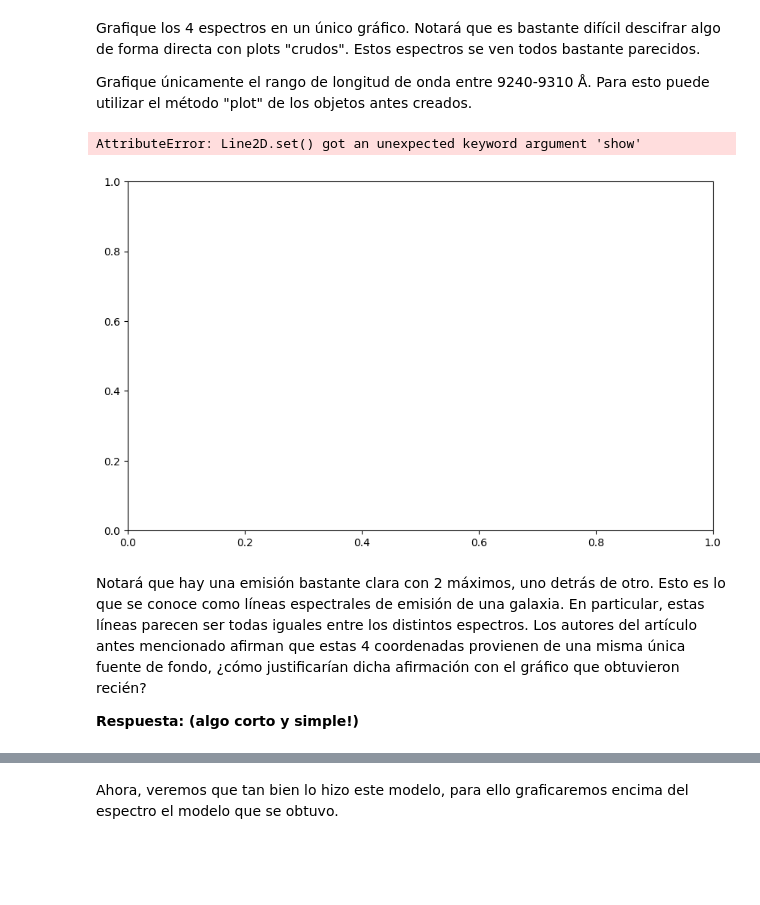
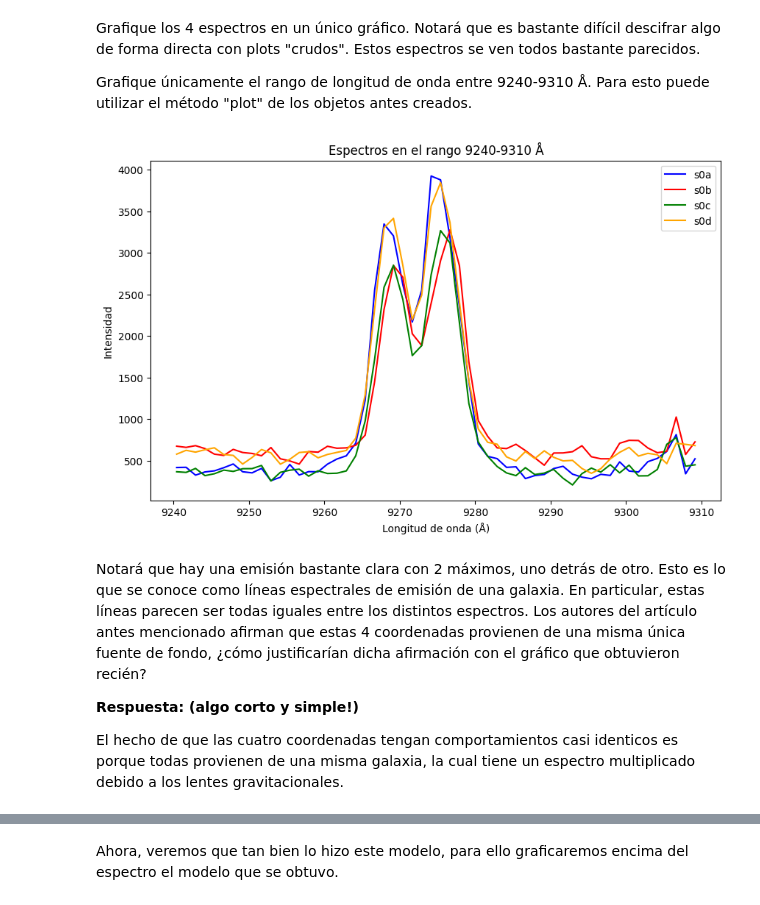
Before and after one commit to conichito/Tarea-4, a Jupyter notebook: Tarea4.ipynb, the cells around one changed output, grey strips where cells are left out. Cells and saved outputs as stored; diff of their text form; code cells hidden in the pictures; blank space fills up the shorter version.

```diff
--- a/Tarea4.ipynb
+++ b/Tarea4.ipynb
@@ -280,34 +277,49 @@ Grafique los 4 espectros en un único gráfico. Notará que es bastante difícil
 Grafique únicamente el rango de longitud de onda entre 9240-9310 Å.
 Para esto puede utilizar el método "plot" de los objetos antes creados.
 # %%
-import matplotlib.pyplot as plt
-
-# Definir el rango de longitudes de onda
+# Definimos el rango de longitudes de onda
 lambda_min = 9240
 lambda_max = 9310
 
-# Crear una figura y un conjunto de ejes
+# Extraemos los datos de longitud de onda e intensidad para cada espectro
+wave_s0a = espectro_s0a.wave.coord()
+flux_s0a = espectro_s0a.data
+
+wave_s0b = espectro_s0b.wave.coord()
+flux_s0b = espectro_s0b.data
+
+wave_s0c = espectro_s0c.wave.coord()
+flux_s0c = espectro_s0c.data
+
+wave_s0d = espectro_s0d.wave.coord()
+flux_s0d = espectro_s0d.data
+
+# Filtramos el rango deseado
+mask_s0a = (wave_s0a >= lambda_min) & (wave_s0a <= lambda_max)
+mask_s0b = (wave_s0b >= lambda_min) & (wave_s0b <= lambda_max)
+mask_s0c = (wave_s0c >= lambda_min) & (wave_s0c <= lambda_max)
+mask_s0d = (wave_s0d >= lambda_min) & (wave_s0d <= lambda_max)
+
+# Graficamos los espectros en el rango definido
 plt.figure(figsize=(10, 6))
 
-# Graficar cada espectro en el rango definido
-espectro_s0a.plot(label="s0a", show=False, color='blue', lambda_min=lambda_min, lambda_max=lambda_max)
-espectro_s0b.plot(label="s0b", show=False, color='red', lambda_min=lambda_min, lambda_max=lambda_max)
-espectro_s0c.plot(label="s0c", show=False, color='green', lambda_min=lambda_min, lambda_max=lambda_max)
-espectro_s0d.plot(label="s0d", show=False, color='orange', lambda_min=lambda_min, lambda_max=lambda_max)
+plt.plot(wave_s0a[mask_s0a], flux_s0a[mask_s0a], label="s0a", color='blue')
+plt.plot(wave_s0b[mask_s0b], flux_s0b[mask_s0b], label="s0b", color='red')
+plt.plot(wave_s0c[mask_s0c], flux_s0c[mask_s0c], label="s0c", color='green')
+plt.plot(wave_s0d[mask_s0d], flux_s0d[mask_s0d], label="s0d", color='orange')
 
-# Añadir título y etiquetas
+# Añadimos título y etiquetaaaas
 plt.title("Espectros en el rango 9240-9310 Å")
 plt.xlabel("Longitud de onda (Å)")
 plt.ylabel("Intensidad")
 
 # Añadir una leyenda
 plt.legend()
 
 # Mostrar la gráfica
 plt.show()
 # %% [output]
-AttributeError: Line2D.set() got an unexpected keyword argument 'show'
-[figure, old version]
+[figure, new version]
 # %% [markdown]
 
 Notará que hay una emisión bastante clara con 2 máximos, uno detrás de otro.
@@ -315,6 +327,8 @@ Esto es lo que se conoce como líneas espectrales de emisión de una galaxia.
 En particular, estas líneas parecen ser todas iguales entre los distintos espectros. Los autores del artículo antes mencionado afirman que estas 4 coordenadas provienen de una misma única fuente de fondo, ¿cómo justificarían dicha afirmación con el gráfico que obtuvieron recién?
 
 **Respuesta: (algo corto y simple!)**
+
+El hecho de que las cuatro coordenadas tengan comportamientos casi identicos es porque todas provienen de una misma galaxia, la cual tiene un espectro multiplicado debido a los lentes gravitacionales.
 # %% [markdown]
 Esta emisión proviene del gas de estas fuentes, en particular es una línea de  OII, es decir, oxígeno que fue ionizado. Esta línea es lo que se conoce como un "doblete" (doublet en inglés), lo que quiere decir que en realidad son dos líneas, muy cercanas en longitud de onda. La longitud de onda medida en laboratorio de ambas líneas es 3727.092 Å y 3729.875 Å, respectivamente. Claramente las líneas que vemos en estas fuentes no están centradas en esas longitudes de onda.
 
```
Also changed, not shown: parts of 16 cells of this notebook.
